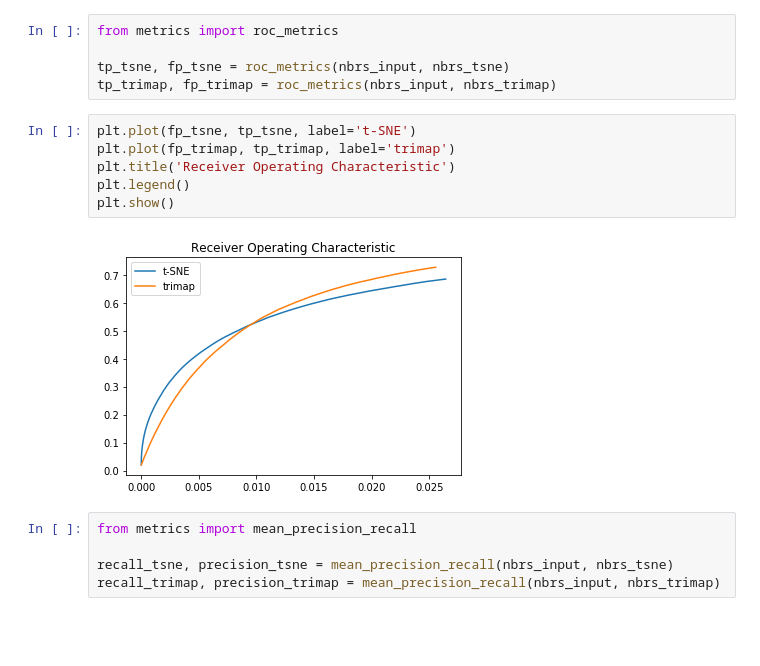
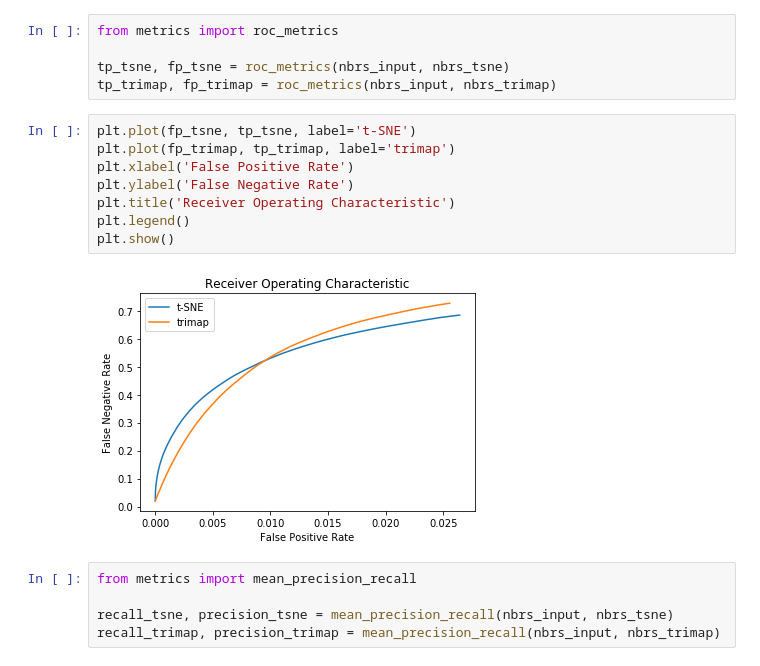
Before and after one commit to KellerJordan/DR-Miniproject, a Jupyter notebook: visualize-mnist.ipynb, the cells around one changed output. Drawn from its saved outputs; the diff is of its cells as text; blank space fills up the shorter version.

Commit message:
add metric usage in visualize-mnist

```diff
--- a/visualize-mnist.ipynb
+++ b/visualize-mnist.ipynb
@@ -50,11 +50,13 @@ tp_trimap, fp_trimap = roc_metrics(nbrs_input, nbrs_trimap)
 # %%
 plt.plot(fp_tsne, tp_tsne, label='t-SNE')
 plt.plot(fp_trimap, tp_trimap, label='trimap')
+plt.xlabel('False Positive Rate')
+plt.ylabel('False Negative Rate')
 plt.title('Receiver Operating Characteristic')
 plt.legend()
 plt.show()
 # %% [output]
-[figure, old version]
+[figure, new version]
 # %%
 from metrics import mean_precision_recall
 
```
Also changed, not shown: parts of 1 cell of this notebook.
